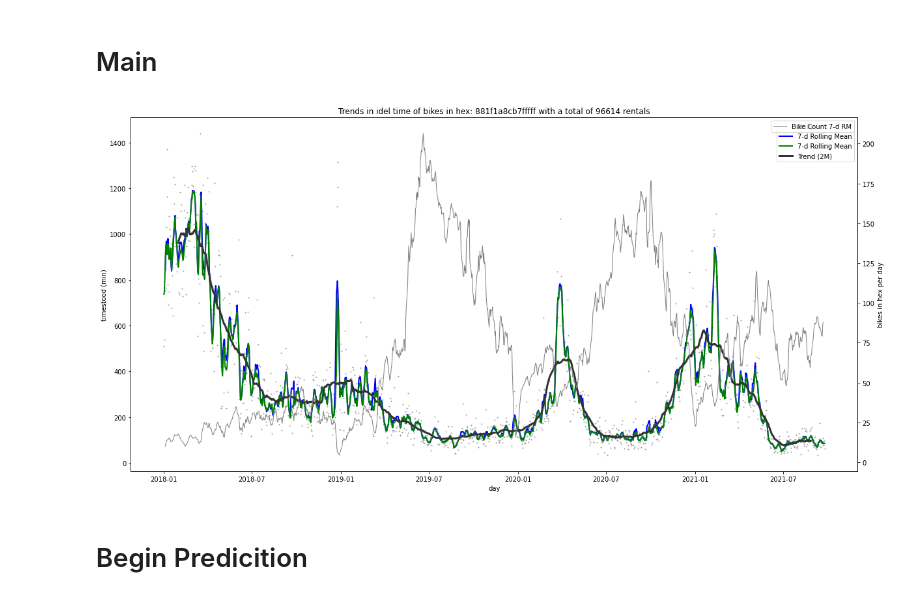
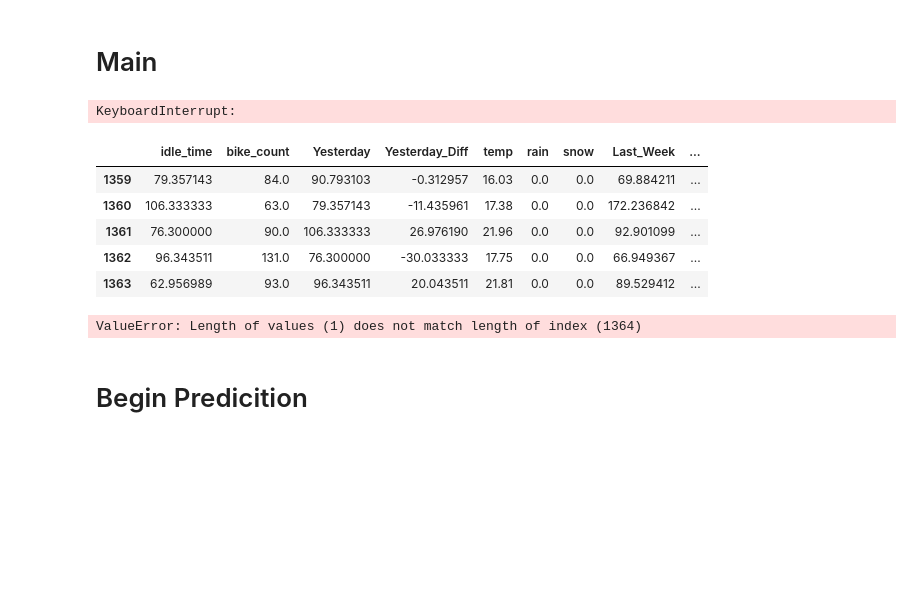
Before and after one commit to jw54kysa/bachelor_thesis_idle_time_prediction_nextbike, a Jupyter notebook: scripts/S4_start_time_series_weighted_mean.ipynb, the cells around one changed output. Drawn from its saved outputs; the diff is of its cells as text; code cells hidden in the pictures; blank space fills up the shorter version.

```diff
--- a/scripts/S4_start_time_series_weighted_mean.ipynb
+++ b/scripts/S4_start_time_series_weighted_mean.ipynb
@@ -134,3 +127,22 @@ tsdata = add_rows_to_days(tsdata,onedfhexid)
+# %%
+# create tsdata
+df = importdata()
+onedfhexid = create_onedf_hexid(df,hex_id)
+tsdata = create_tsdata(year,days)
+tsdata = add_rows_to_days(tsdata,onedfhexid)
+# %% [output]
+KeyboardInterrupt:
+# %%
+# Import tsdata
+tsdata = pd.read_csv('../data/ts_data_hex_881f1a8cb7fffff_3y.csv')
+tsdata.tail()
+# %% [output]
+|  | idle_time | bike_count | Yesterday | Yesterday_Diff | temp | rain | snow | Last_Week | ... |
+| 1359 | 79.357143 | 84.0 | 90.793103 | -0.312957 | 16.03 | 0.0 | 0.0 | 69.884211 | ... |
+| 1360 | 106.333333 | 63.0 | 79.357143 | -11.435961 | 17.38 | 0.0 | 0.0 | 172.236842 | ... |
+| 1361 | 76.300000 | 90.0 | 106.333333 | 26.976190 | 21.96 | 0.0 | 0.0 | 92.901099 | ... |
+| 1362 | 96.343511 | 131.0 | 76.300000 | -30.033333 | 17.75 | 0.0 | 0.0 | 66.949367 | ... |
+| 1363 | 62.956989 | 93.0 | 96.343511 | 20.043511 | 21.81 | 0.0 | 0.0 | 89.529412 | ... |
 # %%
 tsdata = fix_missing_values(tsdata)
 total_bike_count = int(tsdata['bike_count'].sum())
@@ -139,10 +151,9 @@ data_7d_rol = tsdata[data_columns].rolling(window = 7, center = True).mean()
 data_2m_rol = tsdata[data_columns].rolling(window = 60, center = True).mean()
 data_7d_mean2 = roling_weighted_mean(tsdata,year,days)
 
-
 plot_details(tsdata,data_7d_rol,data_2m_rol,data_7d_mean2,hex_id,total_bike_count)
 # %% [output]
-[figure, removed]
+ValueError: Length of values (1) does not match length of index (1364)
 # %% [markdown]
 # Begin Predicition
 # %%
```
Also changed, not shown: parts of 6 cells of this notebook, 1 other file.
